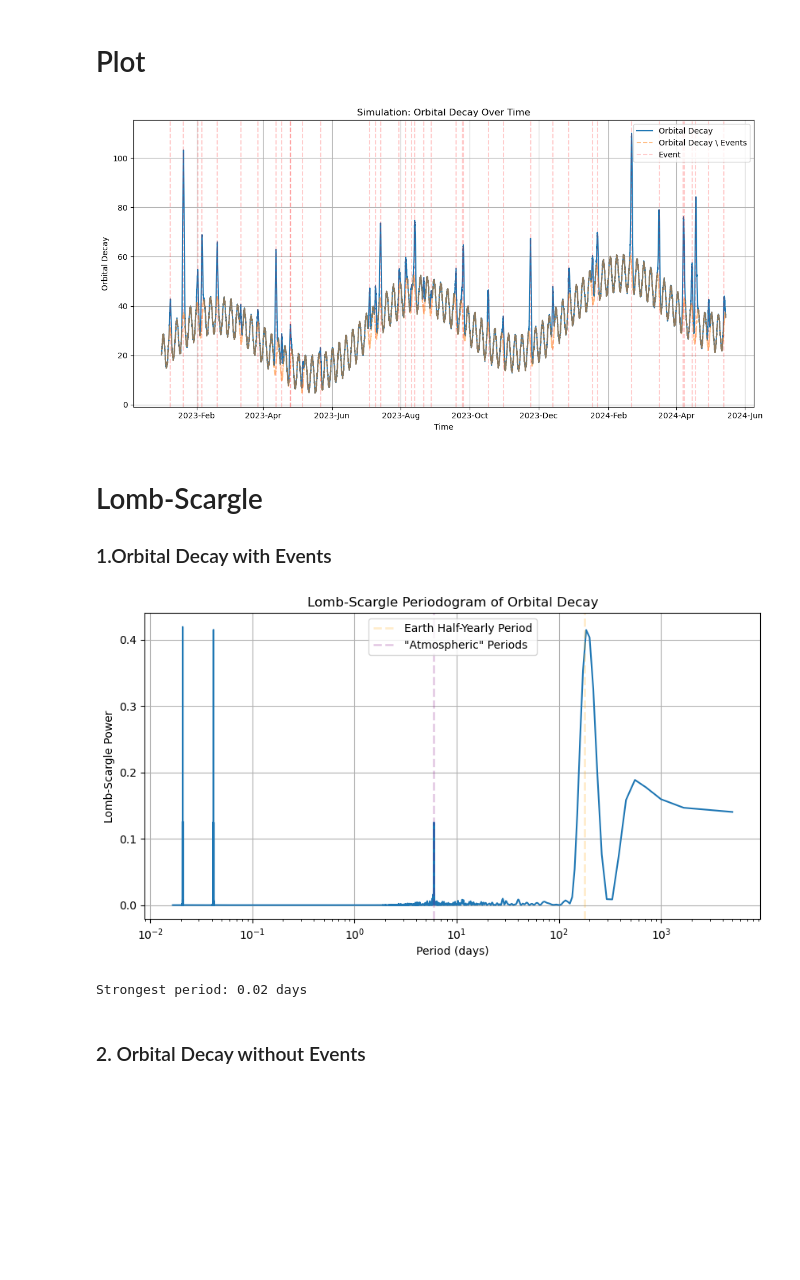
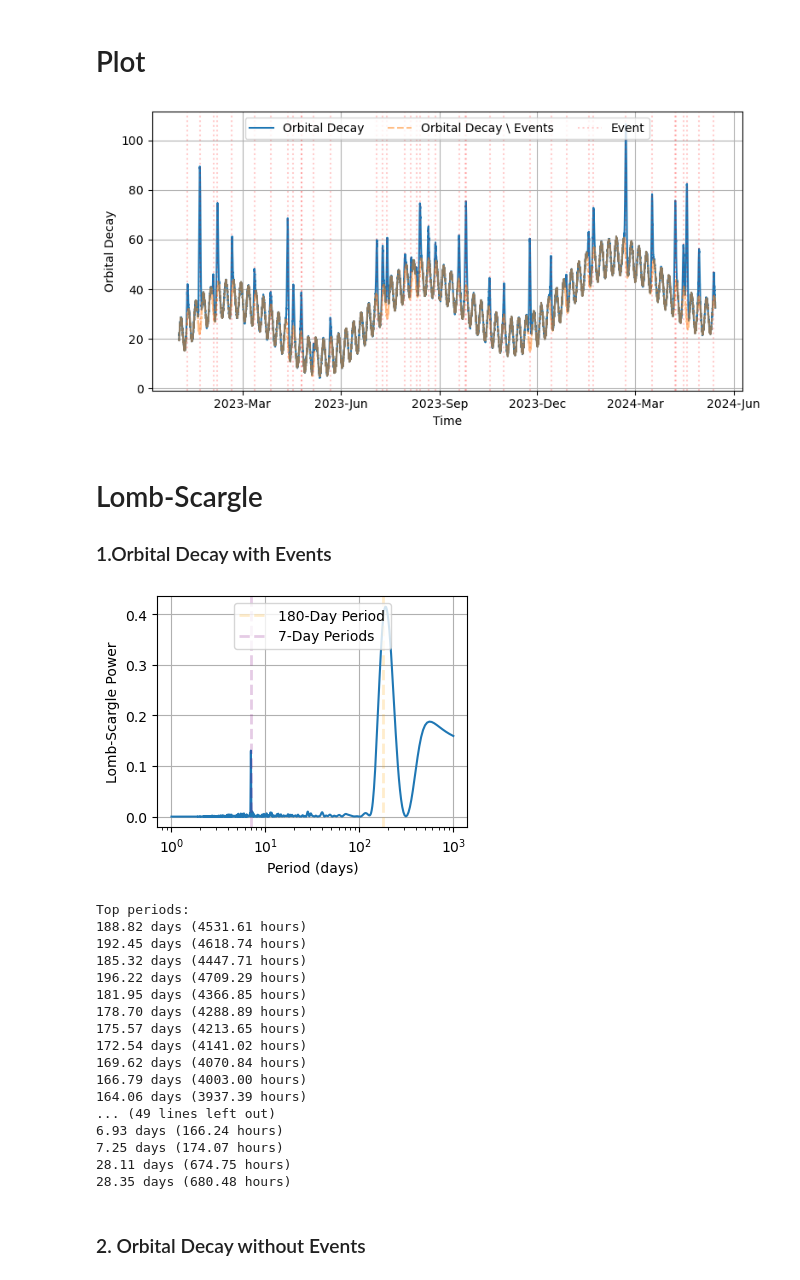
Before and after one commit to David-Student-Bern/MT, a Jupyter notebook: Analysis/Orbital_Decay/generated/complex_model.ipynb, the cells around one changed output. Drawn from its saved outputs; the diff is of its cells as text; code cells hidden in the pictures; blank space fills up the shorter version.

Commit message:
updated generated decay

```diff
--- a/Analysis/Orbital_Decay/generated/complex_model.ipynb
+++ b/Analysis/Orbital_Decay/generated/complex_model.ipynb
@@ -1,10 +16,6 @@
 # %% [markdown]
 # Simulation
 # %%
-import numpy as np
-import matplotlib.pyplot as plt
-import pandas as pd
-
 # Parameters
 hours = 500*24
 t = np.arange(hours)/24
@@ -18,8 +29,8 @@ seasonal_sun = 5 * np.sin(2 * np.pi * t / (11 * 365))
 # Seasonal variation (yearly cycle)
 seasonal_earth = 14 * np.sin(2 * np.pi * t / (180))
 
-# Seasonal variation (atmosphere)
-seasonal_atm = 7 * np.sin(2 * np.pi * t / (6))
+# Seasonal variation (weekly cycle)
+seasonal_atm = 7 * np.sin(2 * np.pi * t / (7))
 
 # Short-scale noise
 short_noise = np.random.normal(0, 0.5, size=hours)
@@ -50,7 +61,7 @@ decay_with_events = base + seasonal_sun + seasonal_earth + seasonal_atm + short_
 decay_without_events = base + seasonal_sun + seasonal_earth + seasonal_atm + short_noise
 
 # plot decay decomposition
-plt.figure(figsize=(12, 6))
+plt.figure(figsize=(8, 4))
 plt.plot(t, base, label='Base Decay')
 plt.plot(t, seasonal_sun, label='Seasonal (Sun)')
 plt.plot(t, seasonal_earth, label='Seasonal (Earth)')
@@ -59,8 +70,8 @@ plt.plot(t, short_noise, label='Short-scale Noise')
 plt.plot(t, events, label='Events')
 plt.xlabel('Time (days)')
 plt.ylabel('Decay')
-plt.title('Decay Decomposition')
-plt.legend()
+# plt.title('Decay Decomposition')
+plt.legend(loc='upper center', ncol=3)
 plt.grid()
 plt.tight_layout()
 plt.show()
@@ -97,25 +108,25 @@ def format_ticks(ax, tick_interval, tick_step):
 
 # Add an option for monthly, daily, or hourly ticks
 tick_interval = 'monthly'  # Change to 'monthly', 'daily', or 'hourly'
-tick_step = 2  # Step for the ticks (e.g., every month =1, every 2 months = 2, etc)
+tick_step = 3  # Step for the ticks (e.g., every month =1, every 2 months = 2, etc)
 
 # Plot
-fig, ax = plt.subplots(figsize=(12, 6))
+fig, ax = plt.subplots(figsize=(8, 4))
 # ax.plot(GFOC_time, GFOC_data['orbital_decay'], label='Orbital Decay')
 ax.plot(time, decay_with_events, label='Orbital Decay')
 ax.plot(time, decay_without_events, label='Orbital Decay \ Events', linestyle='--', alpha=0.5)
 for hour in event_hour:
-    ax.axvline(time[hour], color='red', linestyle='--', alpha=0.2, label='Event' if hour == event_hour[0] else "")
+    ax.axvline(time[hour], color='red', linestyle=':', alpha=0.2, label='Event' if hour == event_hour[0] else "")
 format_ticks(ax, tick_interval, tick_step)
 ax.set_xlabel('Time')
 ax.set_ylabel('Orbital Decay')
-ax.set_title('Simulation: Orbital Decay Over Time')
-ax.legend()
+# ax.set_title('Simulation: Orbital Decay Over Time')
+ax.legend(loc='upper center', ncol=3)
 plt.grid(True)
 plt.tight_layout()
 plt.show()
 # %% [output]
-[figure, old version]
+[figure, new version]
 # %% [markdown]
 # Lomb-Scargle
 
@@ -123,44 +134,67 @@ plt.show()
 # %%
 from astropy.timeseries import LombScargle
 
 
 y = decay_with_events
 
 # Define frequency grid (cycles per day)
-min_period = 0.01   # days
-max_period = 4000  # days
+min_period = 1.0   # days
+max_period = 1000  # days
 frequency = np.linspace(1/max_period, 1/min_period, 10000)
 
 # Compute Lomb-Scargle periodogram
 ls = LombScargle(t, y)
 power = ls.power(frequency)
-frequency, power = LombScargle(t, y).autopower()
+# frequency, power = LombScargle(t, y).autopower()
 
 # Find the period with the highest power
 best_frequency = frequency[np.argmax(power)]
 best_period = 1 / best_frequency
 
 # Plot the periodogram
-plt.figure(figsize=(10, 5))
+plt.figure(figsize=(4, 3))
 plt.plot(1/frequency, power)
 plt.xlabel('Period (days)')
 plt.ylabel('Lomb-Scargle Power')
-plt.title('Lomb-Scargle Periodogram of Orbital Decay')
+# plt.title('Lomb-Scargle Periodogram of Orbital Decay')
 plt.xscale('log')
 plt.grid(True)
 
 # Known Periods
-plt.axvline(180, color='orange', linestyle='--', linewidth=2, alpha = 0.2, label='Earth Half-Yearly Period')
-plt.axvline(6, color='purple', linestyle='--', linewidth=2, alpha = 0.2, label='"Atmospheric" Periods')
+plt.axvline(180, color='orange', linestyle='--', linewidth=2, alpha = 0.2, label='180-Day Period')
+plt.axvline(7, color='purple', linestyle='--', linewidth=2, alpha = 0.2, label='7-Day Periods')
 
-plt.legend()
+plt.legend(loc='upper center')
 plt.show()
 
-print(f"Strongest period: {best_period:.2f} days")
+# print(f"Strongest period: {best_period:.2f} days")
 # print(f"Strongest period: {best_period*24*60*60:.2f} seconds")
+# strongest 10 periods with peirods bigger than 1 day
+best_indices = np.argsort(power)[-100:][::-1]
+print("Top periods:")
+for idx in best_indices:
+    period = 1 / frequency[idx]
+    if (period > 1 and period < 200):
+        print(f"{period:.2f} days ({period*24:.2f} hours)")
 # %% [output]
-[figure, old version]
+[figure, new version]
-Strongest period: 0.02 days
+Top periods:
+188.82 days (4531.61 hours)
+192.45 days (4618.74 hours)
+185.32 days (4447.71 hours)
+196.22 days (4709.29 hours)
+181.95 days (4366.85 hours)
+178.70 days (4288.89 hours)
+175.57 days (4213.65 hours)
+172.54 days (4141.02 hours)
+169.62 days (4070.84 hours)
+166.79 days (4003.00 hours)
+164.06 days (3937.39 hours)
+... (49 lines left out)
+6.93 days (166.24 hours)
+7.25 days (174.07 hours)
+28.11 days (674.75 hours)
+28.35 days (680.48 hours)
 # %% [markdown]
 ### 2. Orbital Decay without Events
 # %%
```
Also changed, not shown: parts of 7 cells of this notebook, 2 other files.
